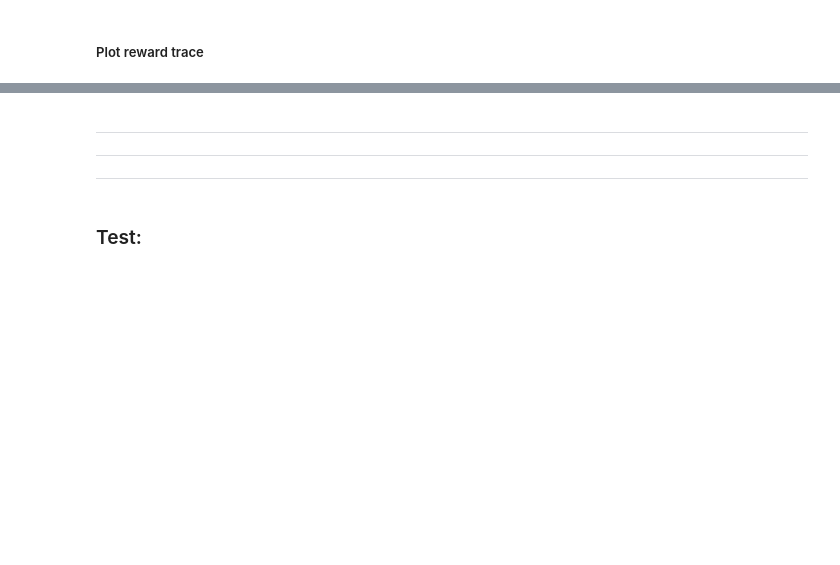
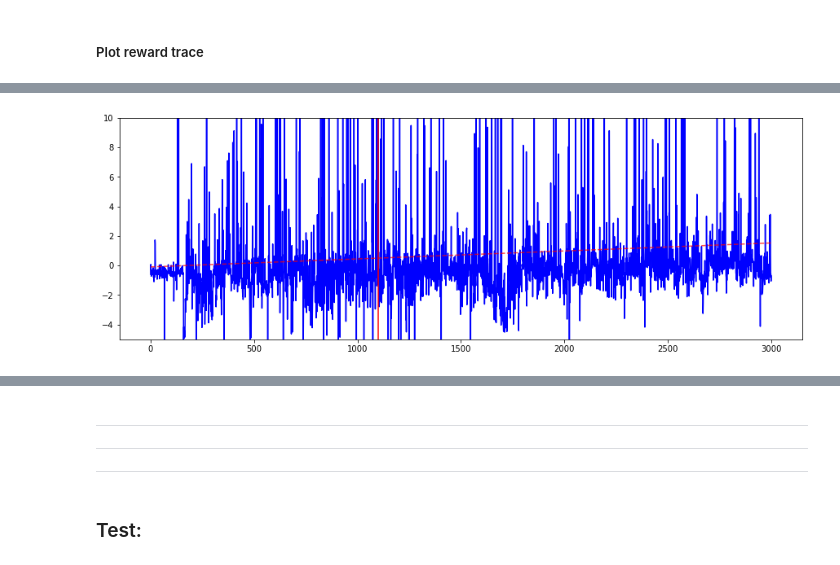
Before and after one commit to willarliss/Trade-Bot-2, a Jupyter notebook: train__tts.ipynb, the cells around one changed output, grey strips where cells are left out. Cells and saved outputs as stored; diff of their text form; code cells hidden in the pictures; blank space fills up the shorter version.

```diff
--- a/train__tts.ipynb
+++ b/train__tts.ipynb
@@ -292,12 +301,14 @@ print(lr.coef_[0])
 # %%
 plt.figure(figsize=(15,5))
 
 plt.plot(reward_trace['avg_episode_reward'], 'b')
 plt.plot(f(np.arange(len(reward_trace['avg_episode_reward']))), '--r', alpha=0.7)
-plt.axvline(2250, c='r')
+plt.axvline(1100, c='r')
 
 plt.ylim([-5,10])
 plt.show()
+# %% [output]
+[figure, added]
 # %%
 plt.figure(figsize=(15,5))
 
```
Also changed, not shown: parts of 18 cells of this notebook, 16 other files.
